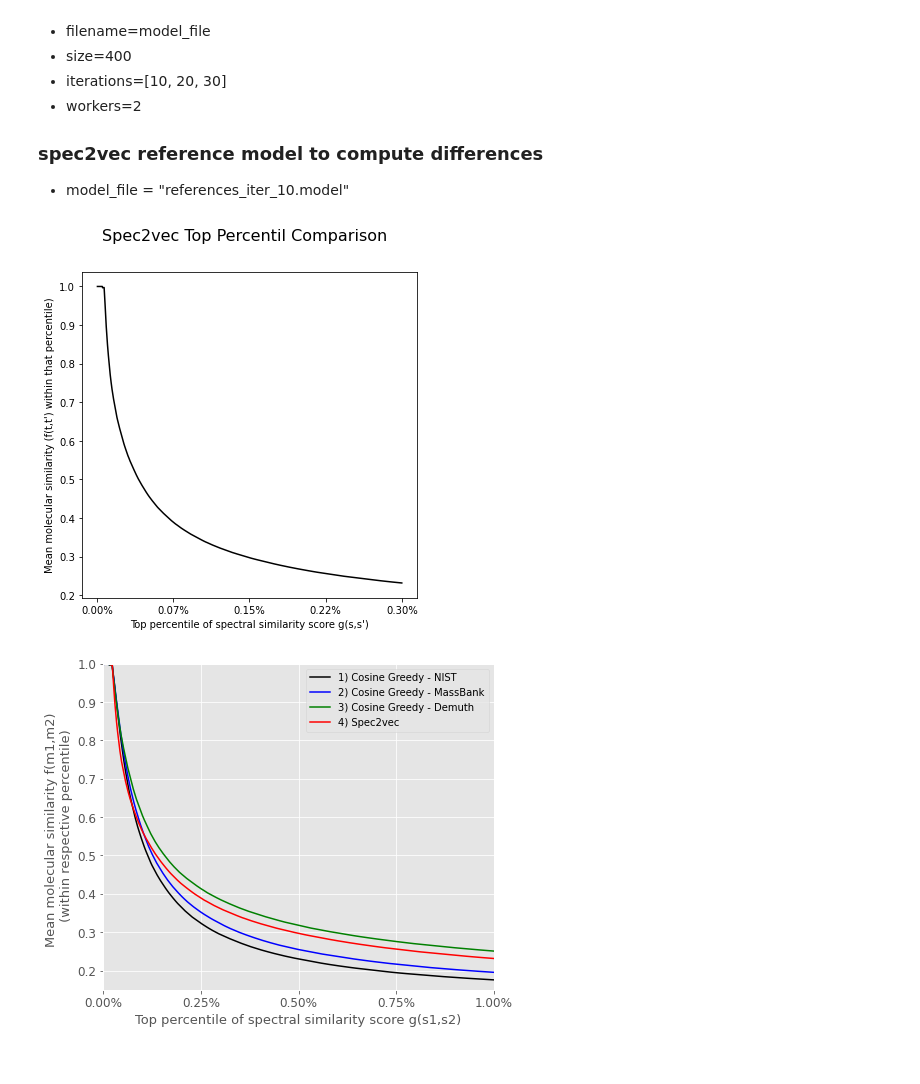
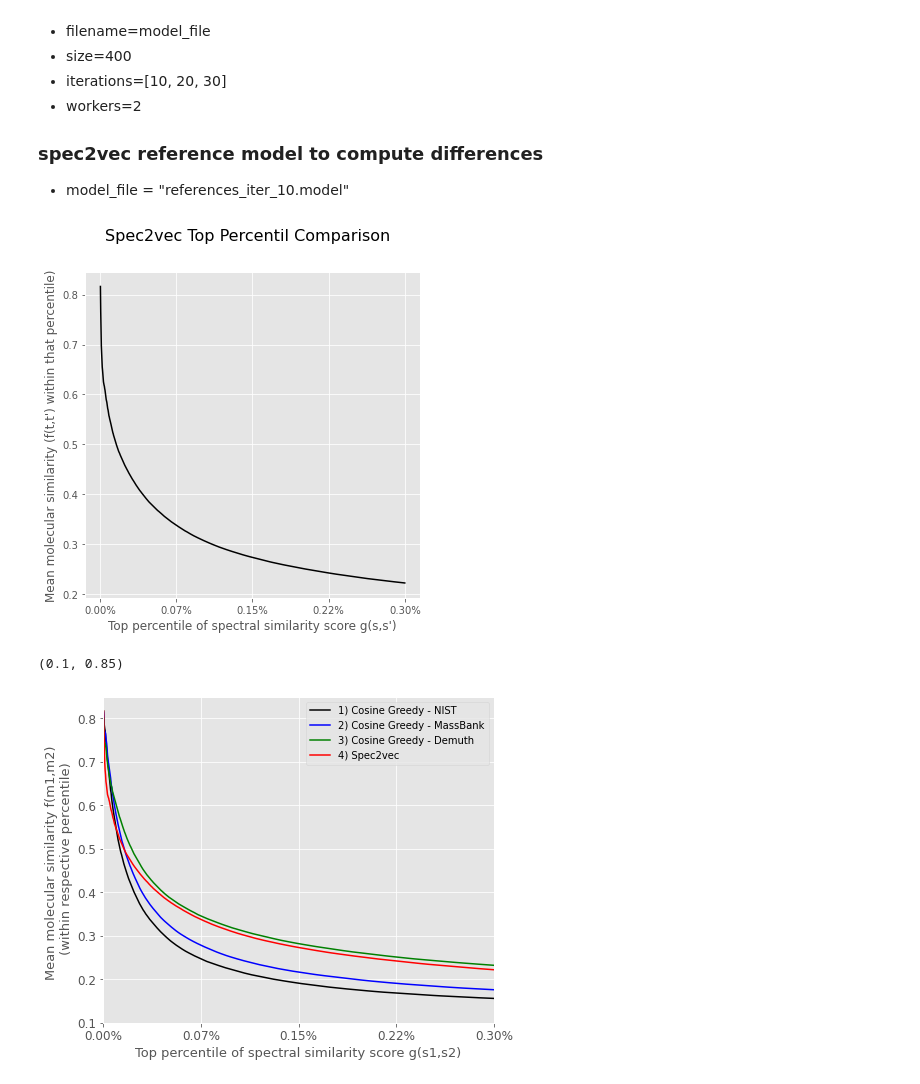
Before and after one commit to efrain2010/spec2vec_gcms_data_analysis, a Jupyter notebook: notebooks_lower_filtering/Compare the different scores-filter05 spec2vec size800.ipynb, the cells around one changed output. Saved outputs shown, nothing was run; the diff lists cells and outputs as text; code cells hidden in the pictures.

Commit message:
Re-run spec2vec notebooks using final model file and ignoring the diagonal to plot the performance curves

```diff
--- a/notebooks_lower_filtering/Compare the different scores-filter05 spec2vec size800.ipynb
+++ b/notebooks_lower_filtering/Compare the different scores-filter05 spec2vec size800.ipynb
@@ -52,5 +52,5 @@ matrix_similarities_massbank = np.load(filename)
 filename = os.path.join(path,'similarities_filt05_cosine_tol05_mzp2_intp05_matches.npy')
 matrix_matches_massbank = np.load(filename)
 # %%
-percentile_cosine_massbank = plot_precentile(matrix_similarities_tanimoto, matrix_similarities_massbank, show_top_percentile=percentile, title="Cosine MassBank Top Percentil Comparison")
+percentile_cosine_massbank = plot_precentile(matrix_similarities_tanimoto, matrix_similarities_massbank, show_top_percentile=show_top_percentile, title="Cosine MassBank Top Percentil Comparison", ignore_diagonal=True)
 # %% [output]
@@ -64,5 +64,5 @@ matrix_similarities_demuth = np.load(filename)
 filename = os.path.join(path,'similarities_filt05_cosine_tol05_mzp0_intp033_matches.npy')
 matrix_matches_demuth = np.load(filename)
 # %%
-percentile_cosine_demuth = plot_precentile(matrix_similarities_tanimoto, matrix_similarities_demuth, show_top_percentile=percentile, title="Cosine Demuth Top Percentil Comparison")
+percentile_cosine_demuth = plot_precentile(matrix_similarities_tanimoto, matrix_similarities_demuth, show_top_percentile=show_top_percentile, title="Cosine Demuth Top Percentil Comparison", ignore_diagonal=True)
 # %% [output]
@@ -80,42 +80,42 @@ percentile_cosine_demuth = plot_precentile(matrix_similarities_tanimoto, matrix_
 ### spec2vec reference model to compute differences
 - model_file = "references_iter_10.model"
 # %%
-filename = os.path.join(path, "similarities_filter05_spec2vec_3iter_reference10_size800.npy")
+filename = os.path.join(path, "similarities_filter05_spec2vec_3iter_size800.npy")
 matrix_similarities_spec2vec = np.load(filename)
 # %%
-percentile_cosine_spec2vec = plot_precentile(matrix_similarities_tanimoto, matrix_similarities_spec2vec, show_top_percentile=percentile, title="Spec2vec Top Percentil Comparison")
+percentile_cosine_spec2vec = plot_precentile(matrix_similarities_tanimoto, matrix_similarities_spec2vec, show_top_percentile=show_top_percentile, title="Spec2vec Top Percentil Comparison", ignore_diagonal=True)
 # %% [output]
-[figure, old version]
+[figure, new version]
 # %%
 import matplotlib.pyplot as plt
 
 num_bins = 1000
-show_top_percentile = 1
 
 plt.style.use('ggplot')
 fig, ax = plt.subplots(figsize=(7,6))
 
 x_percentiles = (show_top_percentile / num_bins * (1 + np.arange(num_bins)))[::-1]
 
 plt.plot(x_percentiles, percentile_cosine_nist,
          color="black", label="1) Cosine Greedy - NIST")
 plt.plot(x_percentiles, percentile_cosine_massbank,
          color="blue", label="2) Cosine Greedy - MassBank")
 plt.plot(x_percentiles, percentile_cosine_demuth,
          color="green", label="3) Cosine Greedy - Demuth")
 plt.plot(x_percentiles, percentile_cosine_spec2vec,
          color="red", label="4) Spec2vec")
 
 
 plt.xticks(fontsize=12)
 plt.yticks(fontsize=12)
 plt.xticks(np.linspace(0, show_top_percentile, 5),
           ["{:.2f}%".format(x) for x in np.linspace(0, show_top_percentile, 5)])
 plt.legend()
 plt.xlabel("Top percentile of spectral similarity score g(s1,s2)", fontsize=13)
 plt.ylabel("Mean molecular similarity f(m1,m2) \n (within respective percentile)", fontsize=13)
-plt.xlim(0, 1)
-plt.ylim(0.15, 1)
-plt.savefig(os.path.join(path, "Benchmarking_top_percentil_comparison2_filter01.png"))
+plt.xlim(0, show_top_percentile)
+plt.ylim(0.1, 0.85)
+# plt.savefig(os.path.join(path, "Benchmarking_top_percentil_comparison2_filter01.png"))
 # %% [output]
+(0.1, 0.85)
-[figure, old version]
+[figure, new version]
```
Also changed, not shown: parts of 3 cells of this notebook, 14 other files.
